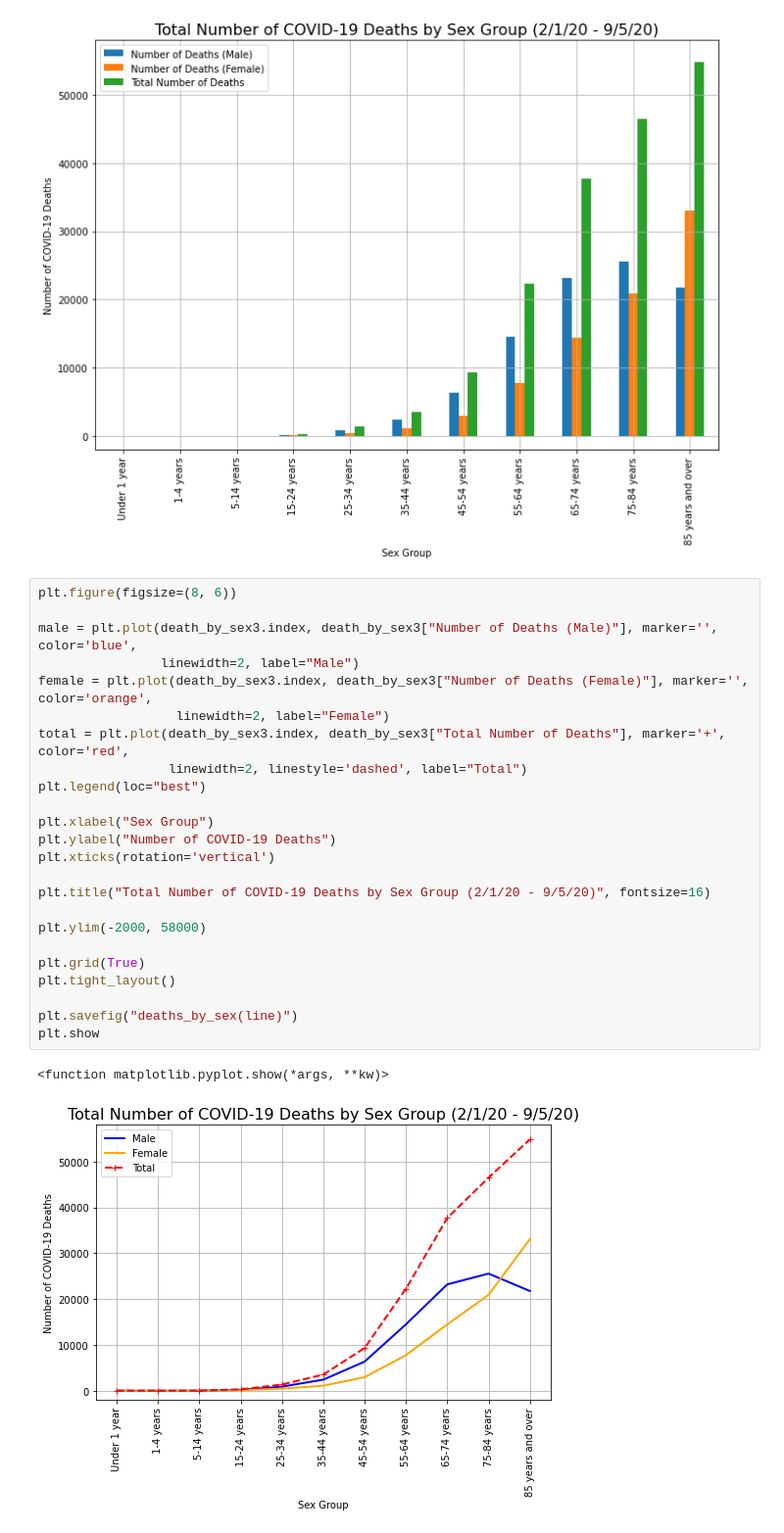
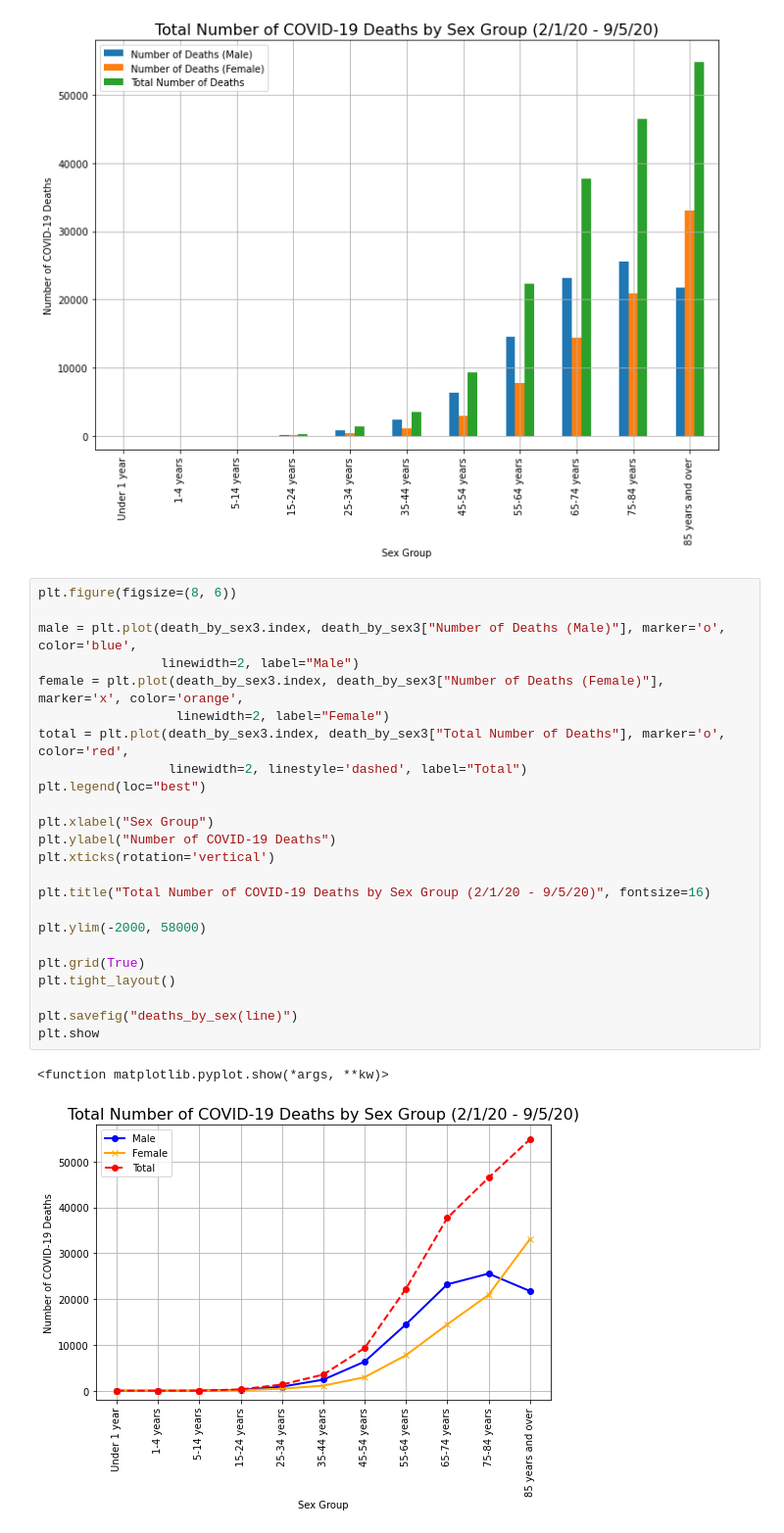
Before and after one commit to debrawu/ProjectOne, a Jupyter notebook: Project One - Data Cleansing.ipynb, the cells around one changed output. Shown: that part at 98% size. Saved outputs shown, nothing was run; the diff lists cells and outputs as text.

```diff
--- a/Project One - Data Cleansing.ipynb
+++ b/Project One - Data Cleansing.ipynb
@@ -287,27 +276,27 @@ plt.show
 # %%
 plt.figure(figsize=(8, 6))
 
-male = plt.plot(death_by_sex3.index, death_by_sex3["Number of Deaths (Male)"], marker='', color='blue',
+male = plt.plot(death_by_sex3.index, death_by_sex3["Number of Deaths (Male)"], marker='o', color='blue',
                 linewidth=2, label="Male")
-female = plt.plot(death_by_sex3.index, death_by_sex3["Number of Deaths (Female)"], marker='', color='orange',
+female = plt.plot(death_by_sex3.index, death_by_sex3["Number of Deaths (Female)"], marker='x', color='orange',
                   linewidth=2, label="Female")
-total = plt.plot(death_by_sex3.index, death_by_sex3["Total Number of Deaths"], marker='+', color='red',
+total = plt.plot(death_by_sex3.index, death_by_sex3["Total Number of Deaths"], marker='o', color='red',
                  linewidth=2, linestyle='dashed', label="Total")
 plt.legend(loc="best")
 
 plt.xlabel("Sex Group")
 plt.ylabel("Number of COVID-19 Deaths")
 plt.xticks(rotation='vertical')
 
 plt.title("Total Number of COVID-19 Deaths by Sex Group (2/1/20 - 9/5/20)", fontsize=16)
 
 plt.ylim(-2000, 58000)
 
 plt.grid(True)
 plt.tight_layout()
 
 plt.savefig("deaths_by_sex(line)")
 plt.show
 # %% [output]
 <function matplotlib.pyplot.show(*args, **kw)>
-[figure, old version]
+[figure, new version]
```
Also changed, not shown: parts of 5 cells of this notebook, 5 other files.
